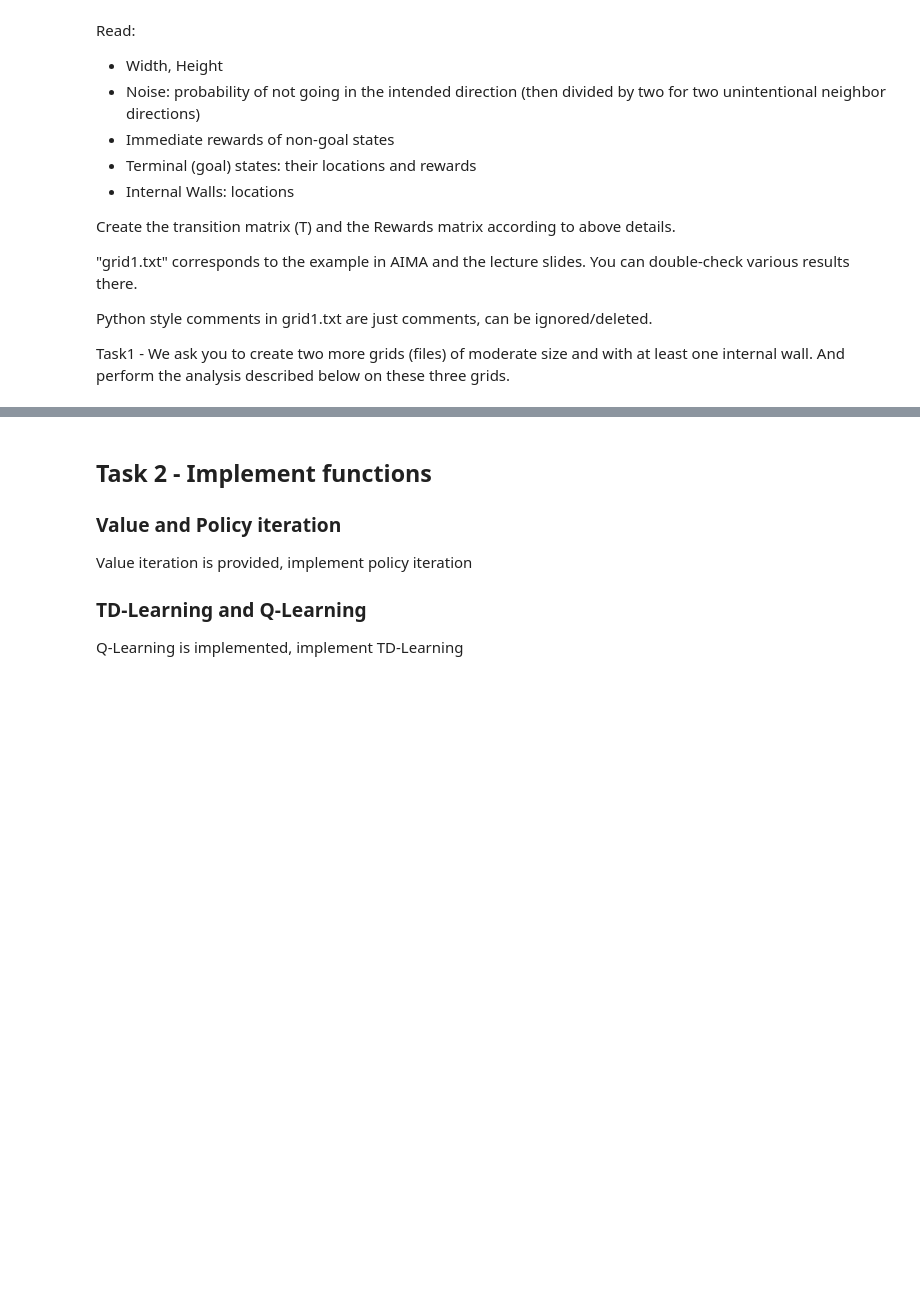
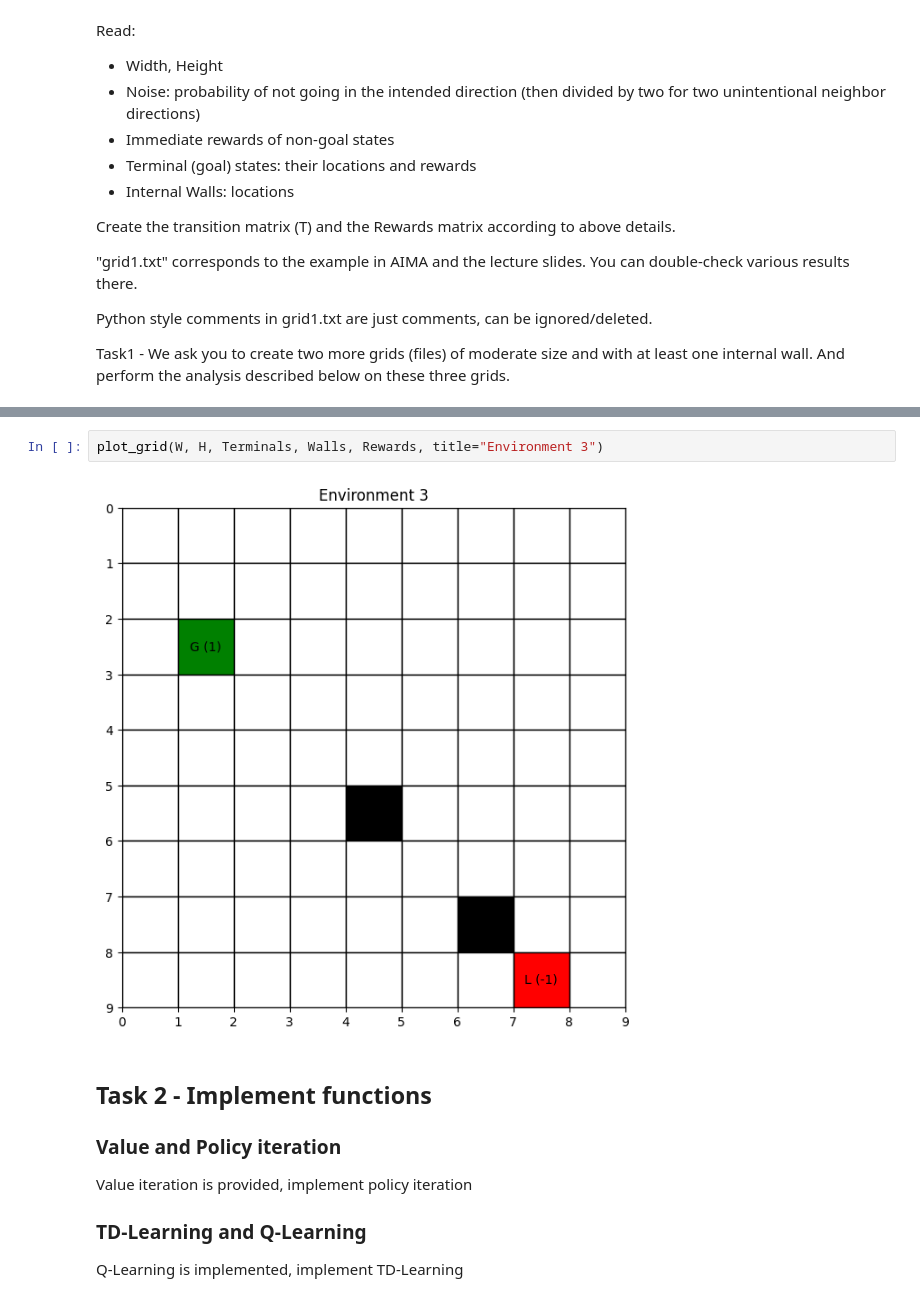
Before and after one commit to Masters-Halmstad/AI_Lab_3, a Jupyter notebook: lab3_code.ipynb, the cells around one changed output, grey strips where cells are left out. Drawn from its saved outputs; the diff is of its cells as text; blank space fills up the shorter version.

```diff
--- a/lab3_code.ipynb
+++ b/lab3_code.ipynb
@@ -83,3 +130,7 @@ for i in range(W):
+# %%
+plot_grid(W, H, Terminals, Walls, Rewards, title="Environment 3")
+# %% [output]
+[figure, added]
 # %% [markdown]
 ## Task 2 - Implement functions
 
```
Also changed, not shown: parts of 8 cells of this notebook, 2 other files.
